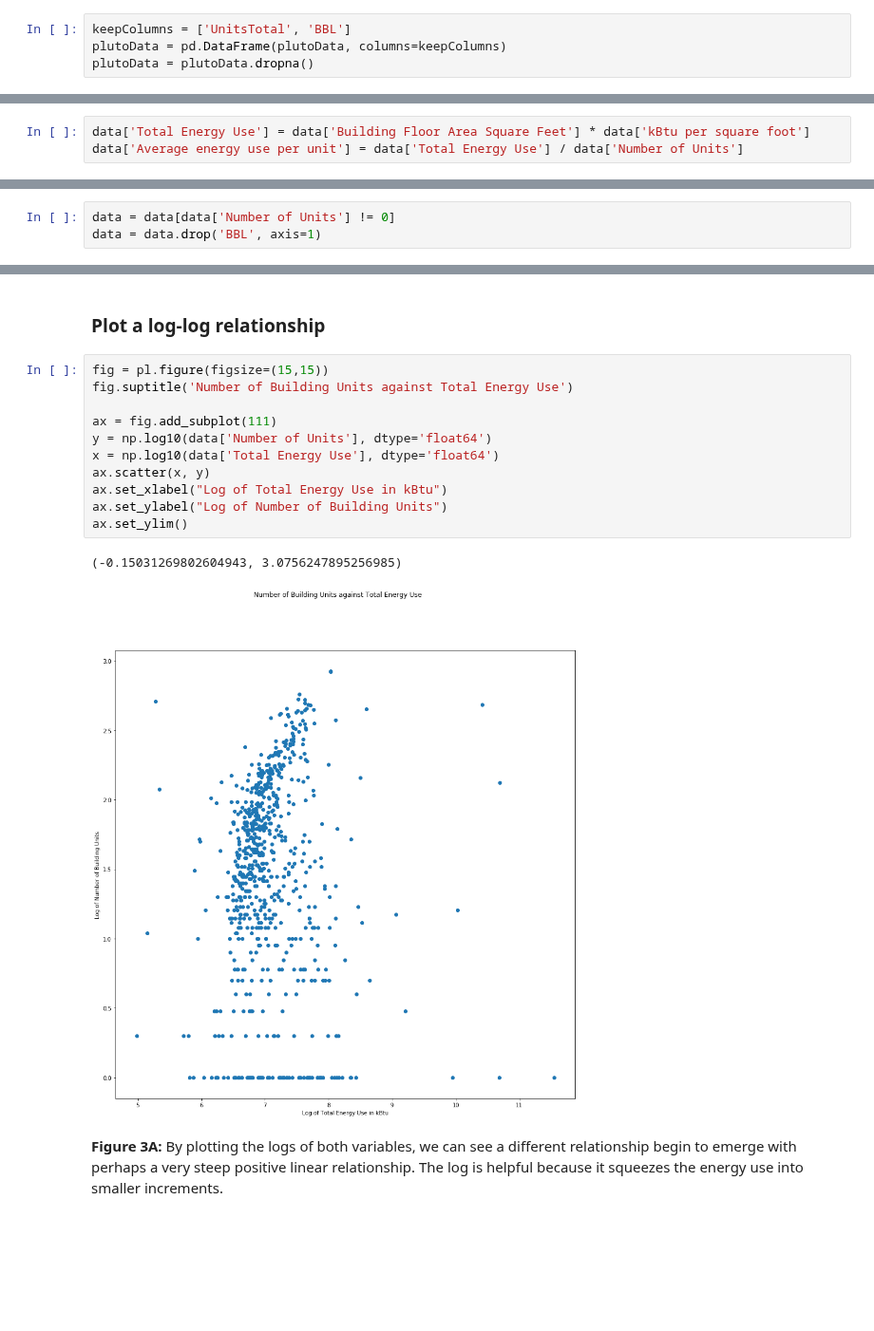
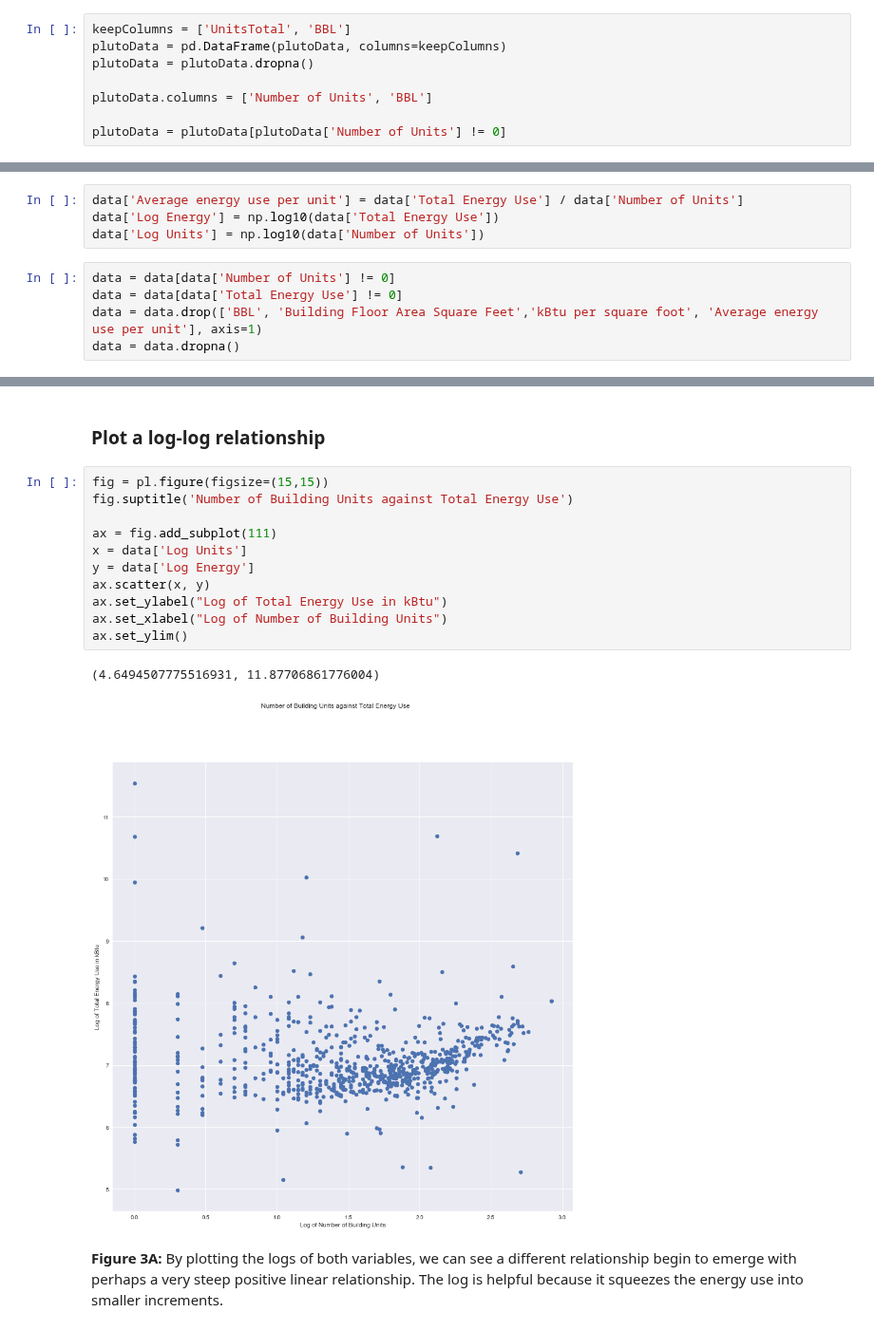
Before and after one commit to seanandrewchen/PUI2017_sac820, a Jupyter notebook: HW6_sac820/HW6.ipynb, the cells around one changed output, grey strips where cells are left out. Shown at 95% size. Cells and saved outputs as stored; diff of their text form; blank space fills up the shorter version.

```diff
--- a/HW6_sac820/HW6.ipynb
+++ b/HW6_sac820/HW6.ipynb
@@ -70,3 +86,7 @@ plutoData = gp.read_file(os.getenv("PUIDATA") + "MNMapPLUTO.shp")
 keepColumns = ['UnitsTotal', 'BBL']
 plutoData = pd.DataFrame(plutoData, columns=keepColumns)
 plutoData = plutoData.dropna()
+
+plutoData.columns = ['Number of Units', 'BBL']
+
+plutoData = plutoData[plutoData['Number of Units'] != 0]
@@ -77,5 +95,11 @@ plutoData.columns = ['Number of Units', 'BBL']
 # %%
 data = plutoData.merge(energyData, on='BBL')
+# %%
+data['Average energy use per unit'] = data['Total Energy Use'] / data['Number of Units']
+data['Log Energy'] = np.log10(data['Total Energy Use'])
+data['Log Units'] = np.log10(data['Number of Units'])
 # %%
-data['Total Energy Use'] = data['Building Floor Area Square Feet'] * data['kBtu per square foot']
-data['Average energy use per unit'] = data['Total Energy Use'] / data['Number of Units']
+data = data[data['Number of Units'] != 0]
+data = data[data['Total Energy Use'] != 0]
+data = data.drop(['BBL', 'Building Floor Area Square Feet','kBtu per square foot', 'Average energy use per unit'], axis=1)
+data = data.dropna()
@@ -84,3 +105,0 @@ data['Average energy use per unit'] = data['Total Energy Use'] / data['Number of
-# %%
-data = data[data['Number of Units'] != 0]
-data = data.drop('BBL', axis=1)
@@ -187,17 +169,17 @@ ax.set_ylim()
 # %%
 fig = pl.figure(figsize=(15,15))
 fig.suptitle('Number of Building Units against Total Energy Use')
 
 ax = fig.add_subplot(111)
-y = np.log10(data['Number of Units'], dtype='float64')
-x = np.log10(data['Total Energy Use'], dtype='float64')
+x = data['Log Units']
+y = data['Log Energy']
 ax.scatter(x, y)
-ax.set_xlabel("Log of Total Energy Use in kBtu")
-ax.set_ylabel("Log of Number of Building Units")
+ax.set_ylabel("Log of Total Energy Use in kBtu")
+ax.set_xlabel("Log of Number of Building Units")
 ax.set_ylim()
 # %% [output]
-(-0.15031269802604943, 3.0756247895256985)
+(4.6494507775516931, 11.87706861776004)
-[figure, old version]
+[figure, new version]
 # %% [markdown]
 **Figure 3A:** By plotting the logs of both variables, we can see a different relationship begin to emerge with perhaps a very steep positive linear relationship. The log is helpful because it squeezes the energy use into smaller increments.
 # %%
```
Also changed, not shown: parts of 58 cells of this notebook.
